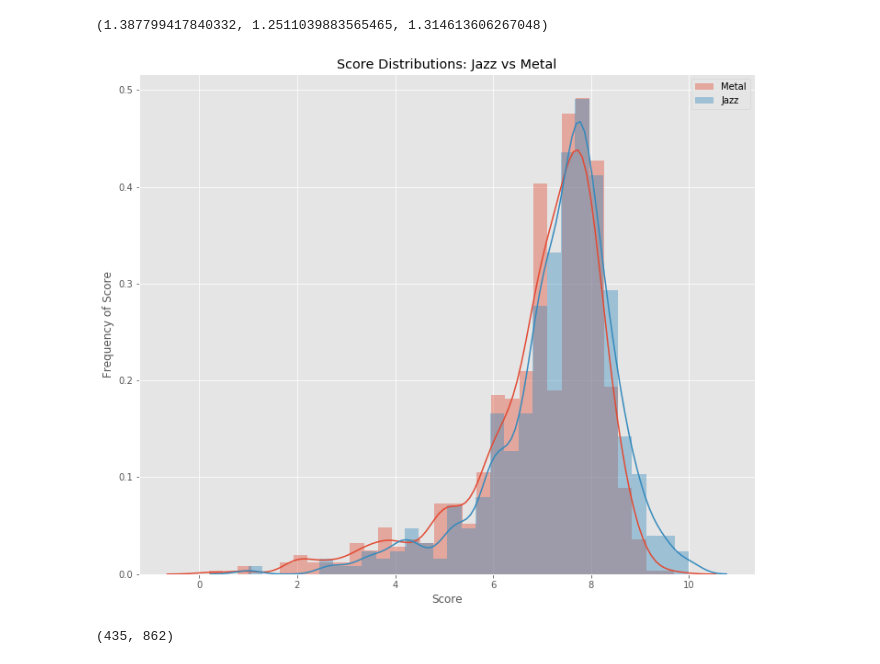
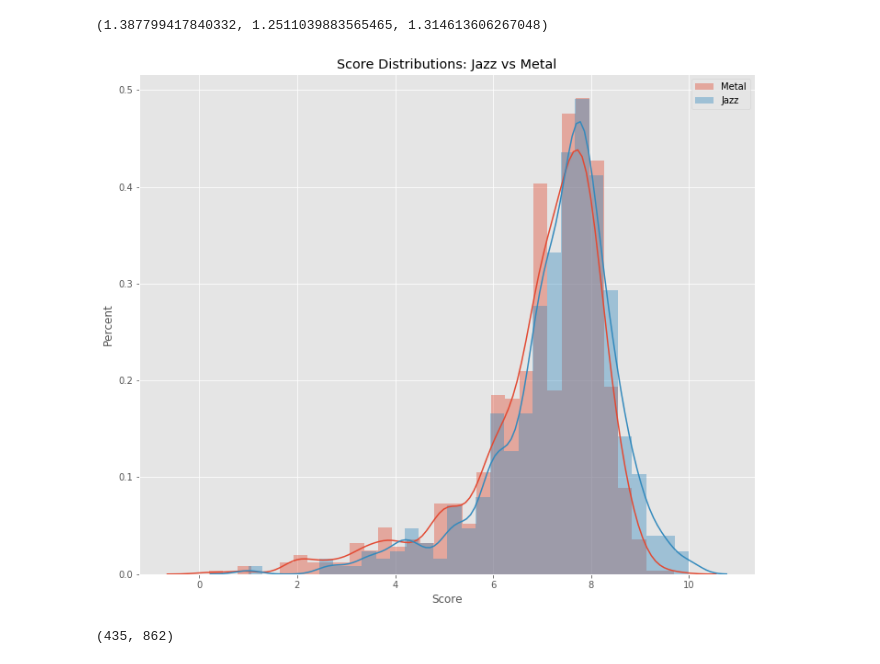
Before and after one commit to worldyne/module2_final_project, a Jupyter notebook: jazz_vs_metal.ipynb, the cells around one changed output. Cells and saved outputs as stored; diff of their text form; code cells hidden in the pictures.

```diff
--- a/jazz_vs_metal.ipynb
+++ b/jazz_vs_metal.ipynb
@@ -104,13 +104,13 @@ metal['score'].std(), jazz['score'].std(), df['score'].std()
 # %%
 plt.figure(figsize=(12, 10))
 plt.title('Score Distributions: Jazz vs Metal')
 sns.distplot(metal['score'], label='Metal')
 sns.distplot(jazz['score'], label='Jazz')
 plt.xlabel('Score')
-plt.ylabel('Frequency of Score')
+plt.ylabel('Percent')
 plt.legend();
 # %% [output]
-[figure, old version]
+[figure, new version]
 # %%
 len(jazz), len(metal)
 # %% [output]
```
Also changed, not shown: parts of 4 cells of this notebook, 4 other files.
